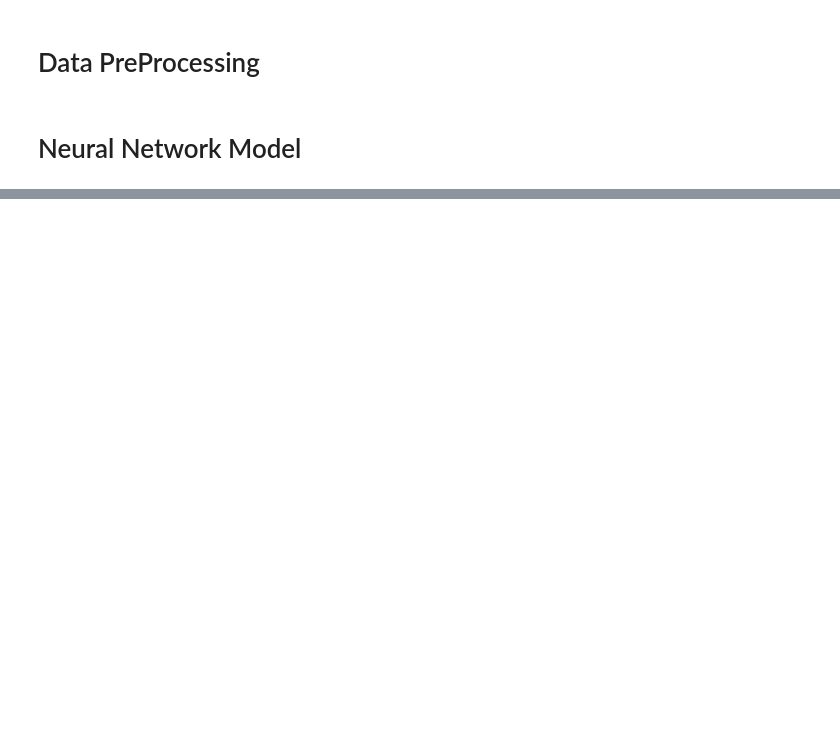
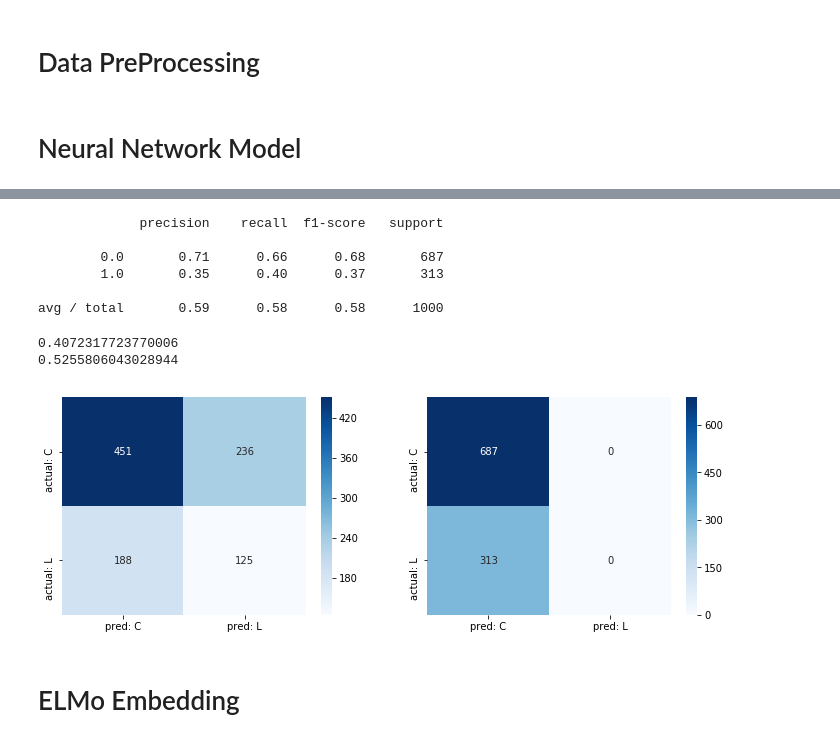
Before and after one commit to Alpha-1787/W266-Final-Project, a Jupyter notebook: Political-Leaning-Classification.ipynb, the cells around one changed output, grey strips where cells are left out. Cells and saved outputs as stored; diff of their text form; code cells hidden in the pictures; blank space fills up the shorter version.

```diff
--- a/Political-Leaning-Classification.ipynb
+++ b/Political-Leaning-Classification.ipynb
@@ -93,8 +119,8 @@ def ELMoEmbedding(x):
 def build_model():
     input_text = Input(shape=(1,), dtype="string")
     embedding = Lambda(ELMoEmbedding, output_shape=(1024, ))(input_text)
-    drop = keras.layers.Dropout(rate=0.5)(embedding)
-    dense = Dense(256, activation='relu', kernel_regularizer=keras.regularizers.l2(0.001))(embedding)
+    drop = keras.layers.Dropout(rate=0.4)(embedding)
+    dense = Dense(512, activation='tanh', kernel_regularizer=keras.regularizers.l2(0.001))(embedding)
     pred = Dense(1, activation='sigmoid')(dense)
     model = Model(inputs=[input_text], outputs=pred)
     model.compile(loss='binary_crossentropy', optimizer='rmsprop', metrics=['accuracy'])
@@ -126,5 +158,5 @@ with tf.Session() as session:
     K.set_session(session)
     session.run(tf.global_variables_initializer())
     session.run(tf.tables_initializer())
-    history = model_elmo.fit(X_train, y_train, epochs=10, batch_size=256, validation_split=0.2)
+    model_elmo.fit(X_train, y_train, epochs=5, batch_size=256, validation_split=0.2)
 # %% [output]
@@ -160,0 +186,46 @@ tensorflow.python.framework.errors_impl.CancelledError: (None, None, 'Session ha
+# %%
+with tf.Session() as session:
+    session.run(tf.global_variables_initializer())
+    session.run(tf.tables_initializer())
+    y_pred = model_elmo.predict(X_test, use_multiprocessing=True, workers=4)
+# %%
+pred_df = pd.DataFrame({'y_prob': y_pred.reshape(y_pred.shape[0]), 'y_actual': y_test})
+pred_df.loc[pred_df['y_prob'] >= 0.5, 'y_pred'] = 0.0
+pred_df.loc[pred_df['y_prob'] < 0.5, 'y_pred'] = 1.0
+print(metrics.classification_report(pred_df['y_actual'], pred_df['y_pred']))
+# %% [output]
+             precision    recall  f1-score   support
+
+        0.0       0.71      0.66      0.68       687
+        1.0       0.35      0.40      0.37       313
+
+avg / total       0.59      0.58      0.58      1000
+# %%
+print(metrics.f1_score(pred_df['y_actual'], np.zeros(pred_df.shape[0]), average='macro'))
+print(metrics.f1_score(pred_df['y_actual'], pred_df['y_pred'], average='macro'))
+# %% [output]
+0.4072317723770006
+0.5255806043028944
+# %%
+fig, ax = plt.subplots(1, 2, figsize=(12, 4))
+sns.heatmap(metrics.confusion_matrix(pred_df['y_actual'], pred_df['y_pred']),
+            xticklabels=['pred: C', 'pred: L'],
+            yticklabels=['actual: C', 'actual: L'],
+            annot=True,
+            fmt='g',
+            cmap='Blues',
+            ax=ax[0])
+
+sns.heatmap(metrics.confusion_matrix(pred_df['y_actual'],  np.zeros(pred_df.shape[0])),
+            xticklabels=['pred: C', 'pred: L'],
+            yticklabels=['actual: C', 'actual: L'],
+            annot=True,
+            fmt='g',
+            cmap='Blues',
+            ax=ax[1])
+
+plt.show()
+# %% [output]
+[figure, added]
+# %% [markdown]
+# ELMo Embedding
```
Also changed, not shown: parts of 31 cells of this notebook.
